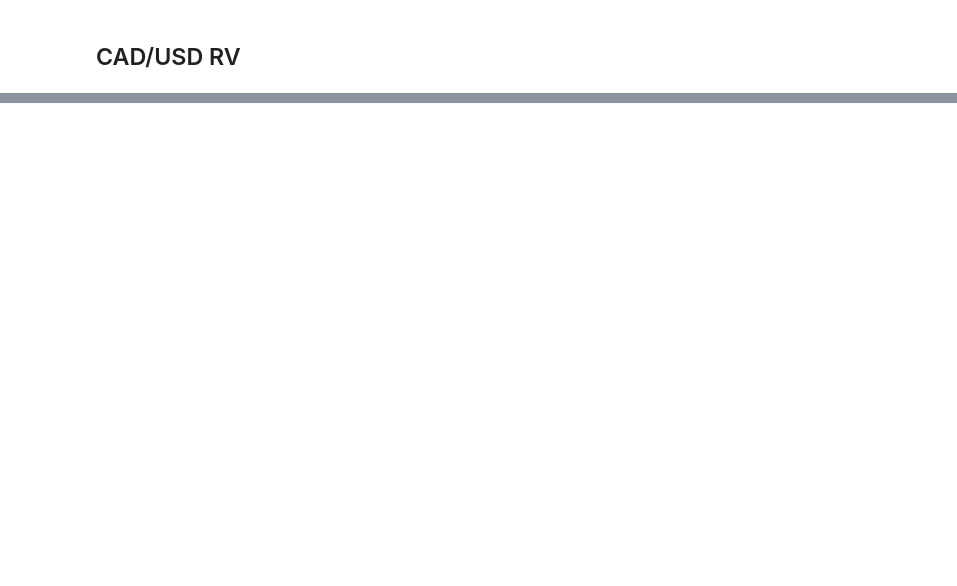
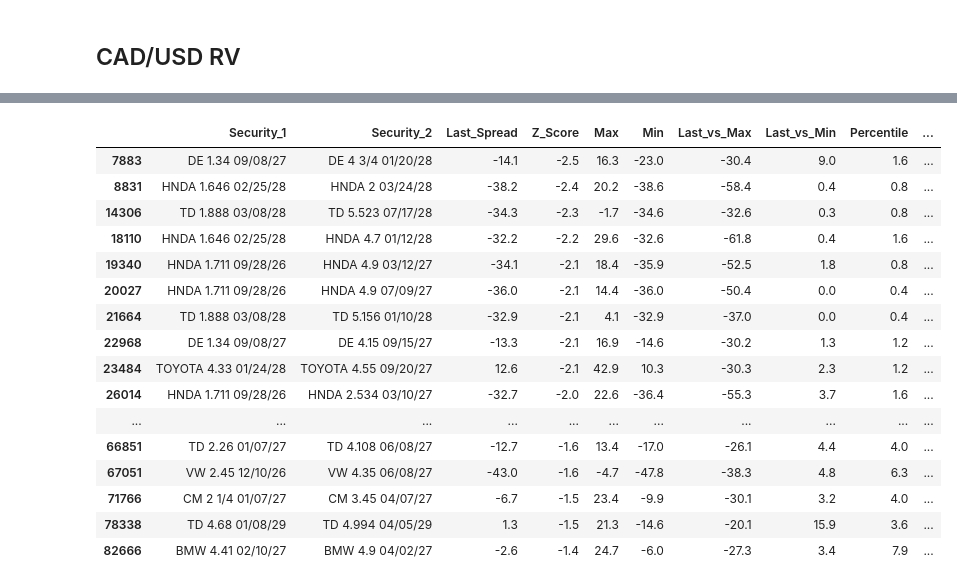
Before and after one commit to ewswlw/work_supa, a Jupyter notebook: analytics/t.ipynb, the cells around one changed output, grey strips where cells are left out. Saved outputs shown, nothing was run; the diff lists cells and outputs as text; code cells hidden in the pictures; blank space fills up the shorter version.

```diff
--- a/analytics/t.ipynb
+++ b/analytics/t.ipynb
@@ -493,0 +563,64 @@ display(
+# %%
+# Filter for CAD vs USD currency, same sector, same ticker, same maturity bucket
+g_z_usd = g_z_all[
+    (g_z_all['Currency_1'] == 'CAD') &
+    (g_z_all['Currency_2'] == 'USD') &
+    (g_z_all['Custom_Sector_1'] == g_z_all['Custom_Sector_2']) &
+    (g_z_all['Ticker_1'] == g_z_all['Ticker_2']) &
+    (g_z_all['Yrs_Mat_Bucket_1'] == g_z_all['Yrs_Mat_Bucket_2'])
+].copy()
+
+# Select the same columns as before
+g_z_usd_select = g_z_usd[[
+    'Security_1',
+    'Security_2',
+    'Last_Spread',
+    'Z_Score',
+    'Max',
+    'Min',
+    'Last_vs_Max',
+    'Last_vs_Min',
+    'Percentile',
+    'XCCY',
+    'Custom_Sector_1',
+    'Custom_Sector_2',
+    'Yrs_Mat_Bucket_1',
+    'Yrs_Mat_Bucket_2',
+    'Size @ Best Offer_runs1',
+    'Size @ Best Bid_runs2',
+    'Bid/Offer_runs1',
+    'Bid/Offer_runs2'
+]].copy()
+
+# Sort by Z_Score descending
+g_z_usd_select = g_z_usd_select.sort_values(by='Z_Score', ascending=True) #This would be your main toggle
+
+# Identify float columns except the two size columns
+size_cols = ['Size @ Best Offer_runs1', 'Size @ Best Bid_runs2']
+float_cols = [col for col in g_z_usd_select.columns if g_z_usd_select[col].dtype == 'float' and col not in size_cols]
+
+# Build the format dictionary
+format_dict = {col: '{:.1f}' for col in float_cols}
+format_dict.update({col: '{:,.0f}' for col in size_cols})
+
+# Display with custom formatting
+display(
+    g_z_usd_select.head(30).style.format(format_dict))
+# %% [output]
+|  | Security_1 | Security_2 | Last_Spread | Z_Score | Max | Min | Last_vs_Max | Last_vs_Min | Percentile | ... |
+| 7883 | DE 1.34 09/08/27 | DE 4 3/4 01/20/28 | -14.1 | -2.5 | 16.3 | -23.0 | -30.4 | 9.0 | 1.6 | ... |
+| 8831 | HNDA 1.646 02/25/28 | HNDA 2 03/24/28 | -38.2 | -2.4 | 20.2 | -38.6 | -58.4 | 0.4 | 0.8 | ... |
+| 14306 | TD 1.888 03/08/28 | TD 5.523 07/17/28 | -34.3 | -2.3 | -1.7 | -34.6 | -32.6 | 0.3 | 0.8 | ... |
+| 18110 | HNDA 1.646 02/25/28 | HNDA 4.7 01/12/28 | -32.2 | -2.2 | 29.6 | -32.6 | -61.8 | 0.4 | 1.6 | ... |
+| 19340 | HNDA 1.711 09/28/26 | HNDA 4.9 03/12/27 | -34.1 | -2.1 | 18.4 | -35.9 | -52.5 | 1.8 | 0.8 | ... |
+| 20027 | HNDA 1.711 09/28/26 | HNDA 4.9 07/09/27 | -36.0 | -2.1 | 14.4 | -36.0 | -50.4 | 0.0 | 0.4 | ... |
+| 21664 | TD 1.888 03/08/28 | TD 5.156 01/10/28 | -32.9 | -2.1 | 4.1 | -32.9 | -37.0 | 0.0 | 0.4 | ... |
+| 22968 | DE 1.34 09/08/27 | DE 4.15 09/15/27 | -13.3 | -2.1 | 16.9 | -14.6 | -30.2 | 1.3 | 1.2 | ... |
+| 23484 | TOYOTA 4.33 01/24/28 | TOYOTA 4.55 09/20/27 | 12.6 | -2.1 | 42.9 | 10.3 | -30.3 | 2.3 | 1.2 | ... |
+| 26014 | HNDA 1.711 09/28/26 | HNDA 2.534 03/10/27 | -32.7 | -2.0 | 22.6 | -36.4 | -55.3 | 3.7 | 1.6 | ... |
+| ... | ... | ... | ... | ... | ... | ... | ... | ... | ... | ... |
+| 66851 | TD 2.26 01/07/27 | TD 4.108 06/08/27 | -12.7 | -1.6 | 13.4 | -17.0 | -26.1 | 4.4 | 4.0 | ... |
+| 67051 | VW 2.45 12/10/26 | VW 4.35 06/08/27 | -43.0 | -1.6 | -4.7 | -47.8 | -38.3 | 4.8 | 6.3 | ... |
+| 71766 | CM 2 1/4 01/07/27 | CM 3.45 04/07/27 | -6.7 | -1.5 | 23.4 | -9.9 | -30.1 | 3.2 | 4.0 | ... |
+| 78338 | TD 4.68 01/08/29 | TD 4.994 04/05/29 | 1.3 | -1.5 | 21.3 | -14.6 | -20.1 | 15.9 | 3.6 | ... |
+| 82666 | BMW 4.41 02/10/27 | BMW 4.9 04/02/27 | -2.6 | -1.4 | 24.7 | -6.0 | -27.3 | 3.4 | 7.9 | ... |
```
Also changed, not shown: parts of 10 cells of this notebook.
